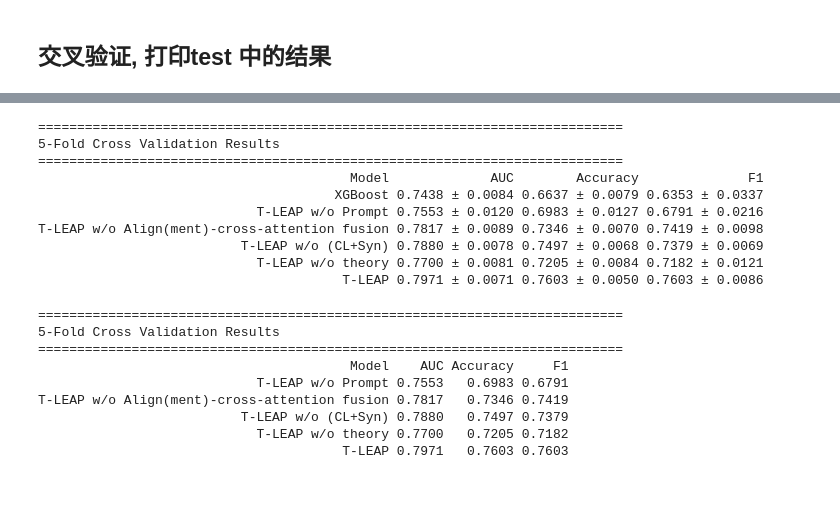
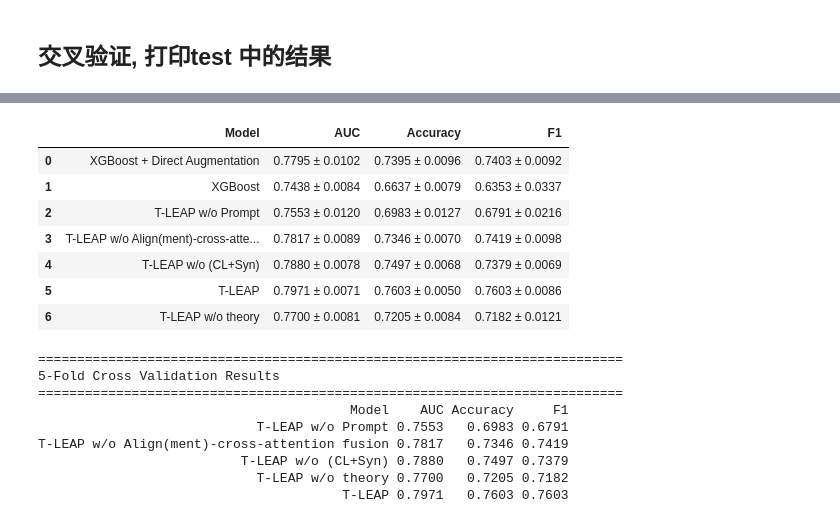
Before and after one commit to TomWang2022/IS6400-Regression, a Jupyter notebook: t-leap-for-employee-hopping.ipynb, the cells around one changed output, grey strips where cells are left out. Cells and saved outputs as stored; diff of their text form; code cells hidden in the pictures; blank space fills up the shorter version.

Commit message:
Kaggle Notebook | T-LEAP for employee hopping_Ablation study | Version 11

```diff
--- a/t-leap-for-employee-hopping.ipynb
+++ b/t-leap-for-employee-hopping.ipynb
@@ -2666,81 +2761,73 @@ XGBoost AUC: 0.7421 | FFNN AUC: 0.7657 | BERT+FFNN AUC: 0.7804 | CrossAttn AUC:
                                        T-LEAP 0.7971 ± 0.0071 0.7603 ± 0.0050 0.7603 ± 0.0086
                             T-LEAP w/o theory 0.7700 ± 0.0081 0.7205 ± 0.0084 0.7182 ± 0.0121
 # %%
-results_ = pd.DataFrame({
+results = pd.DataFrame({
 
     "Model": [
-
+        "XGBoost + Direct Augmentation",
         "XGBoost",
         "T-LEAP w/o Prompt",
         "T-LEAP w/o Align(ment)-cross-attention fusion",
         "T-LEAP w/o (CL+Syn)",
         # "T-LEAP w/o (Syn)",
         # "T-LEAP w/o (CL)",
+        "T-LEAP",
         "T-LEAP w/o theory",
-        "T-LEAP",
 
     ],
 
     "AUC": [
-
+        f"{np.mean(model0_auc):.4f} ± {np.std(model0_auc):.4f}",
         f"{np.mean(xgb_auc):.4f} ± {np.std(xgb_auc):.4f}",
         f"{np.mean(lstm_auc):.4f} ± {np.std(lstm_auc):.4f}",
         f"{np.mean(bert_auc):.4f} ± {np.std(bert_auc):.4f}",
         f"{np.mean(model4_auc):.4f} ± {np.std(model4_auc):.4f}",
         # f"{np.mean(model5_auc):.4f} ± {np.std(model5_auc):.4f}",
         # f"{np.mean(model6_auc):.4f} ± {np.std(model6_auc):.4f}",
-
-        f"{np.mean(model8_auc):.4f} ± {np.std(model8_auc):.4f}",
         f"{np.mean(model7_auc):.4f} ± {np.std(model7_auc):.4f}",
+        f"{np.mean(model8_auc):.4f} ± {np.std(model8_auc):.4f}"
 
     ],
 
     "Accuracy": [
-
+        f"{np.mean(model0_acc):.4f} ± {np.std(model0_acc):.4f}",
         f"{np.mean(xgb_acc):.4f} ± {np.std(xgb_acc):.4f}",
         f"{np.mean(lstm_acc):.4f} ± {np.std(lstm_acc):.4f}",
         f"{np.mean(bert_acc):.4f} ± {np.std(bert_acc):.4f}",
         f"{np.mean(model4_acc):.4f} ± {np.std(model4_acc):.4f}",
         # f"{np.mean(model5_acc):.4f} ± {np.std(model5_acc):.4f}",
         # f"{np.mean(model6_acc):.4f} ± {np.std(model6_acc):.4f}",
-
-        f"{np.mean(model8_acc):.4f} ± {np.std(model8_acc):.4f}",
-        f"{np.mean(model7_acc):.4f} ± {np.std(model7_acc):.4f}"
+        f"{np.mean(model7_acc):.4f} ± {np.std(model7_acc):.4f}",
+        f"{np.mean(model8_acc):.4f} ± {np.std(model8_acc):.4f}"
 
     ],
 
     "F1": [
-
+        f"{np.mean(model0_f1):.4f} ± {np.std(model0_f1):.4f}",
         f"{np.mean(xgb_f1):.4f} ± {np.std(xgb_f1):.4f}",
         f"{np.mean(lstm_f1):.4f} ± {np.std(lstm_f1):.4f}",
         f"{np.mean(bert_f1):.4f} ± {np.std(bert_f1):.4f}",
         f"{np.mean(model4_f1):.4f} ± {np.std(model4_f1):.4f}",
         # f"{np.mean(model5_f1):.4f} ± {np.std(model5_f1):.4f}",
         # f"{np.mean(model6_f1):.4f} ± {np.std(model6_f1):.4f}",
-        f"{np.mean(model8_f1):.4f} ± {np.std(model8_f1):.4f}",
-        f"{np.mean(model7_f1):.4f} ± {np.std(model7_f1):.4f}"
+        f"{np.mean(model7_f1):.4f} ± {np.std(model7_f1):.4f}",
+        f"{np.mean(model8_f1):.4f} ± {np.std(model8_f1):.4f}"
 
 
     ]
 
 })
-
-print("\n")
-print("=" * 75)
-print("5-Fold Cross Validation Results")
-print("=" * 75)
-print(results_.to_string(index=False))
-# %% [output]
-===========================================================================
-5-Fold Cross Validation Results
-===========================================================================
-                                        Model             AUC        Accuracy              F1
-                                      XGBoost 0.7438 ± 0.0084 0.6637 ± 0.0079 0.6353 ± 0.0337
-                            T-LEAP w/o Prompt 0.7553 ± 0.0120 0.6983 ± 0.0127 0.6791 ± 0.0216
-T-LEAP w/o Align(ment)-cross-attention fusion 0.7817 ± 0.0089 0.7346 ± 0.0070 0.7419 ± 0.0098
-                          T-LEAP w/o (CL+Syn) 0.7880 ± 0.0078 0.7497 ± 0.0068 0.7379 ± 0.0069
-                            T-LEAP w/o theory 0.7700 ± 0.0081 0.7205 ± 0.0084 0.7182 ± 0.0121
-                                       T-LEAP 0.7971 ± 0.0071 0.7603 ± 0.0050 0.7603 ± 0.0086
+# %%
+results
+# %% [output]
+|  | Model | AUC | Accuracy | F1 |
+| 0 | XGBoost + Direct Augmentation | 0.7795 ± 0.0102 | 0.7395 ± 0.0096 | 0.7403 ± 0.0092 |
+| 1 | XGBoost | 0.7438 ± 0.0084 | 0.6637 ± 0.0079 | 0.6353 ± 0.0337 |
+| 2 | T-LEAP w/o Prompt | 0.7553 ± 0.0120 | 0.6983 ± 0.0127 | 0.6791 ± 0.0216 |
+| 3 | T-LEAP w/o Align(ment)-cross-atte... | 0.7817 ± 0.0089 | 0.7346 ± 0.0070 | 0.7419 ± 0.0098 |
+| 4 | T-LEAP w/o (CL+Syn) | 0.7880 ± 0.0078 | 0.7497 ± 0.0068 | 0.7379 ± 0.0069 |
+| 5 | T-LEAP | 0.7971 ± 0.0071 | 0.7603 ± 0.0050 | 0.7603 ± 0.0086 |
+| 6 | T-LEAP w/o theory | 0.7700 ± 0.0081 | 0.7205 ± 0.0084 | 0.7182 ± 0.0121 |
 # %%
 results_ = pd.DataFrame({
 
```
Also changed, not shown: parts of 8 cells of this notebook.
